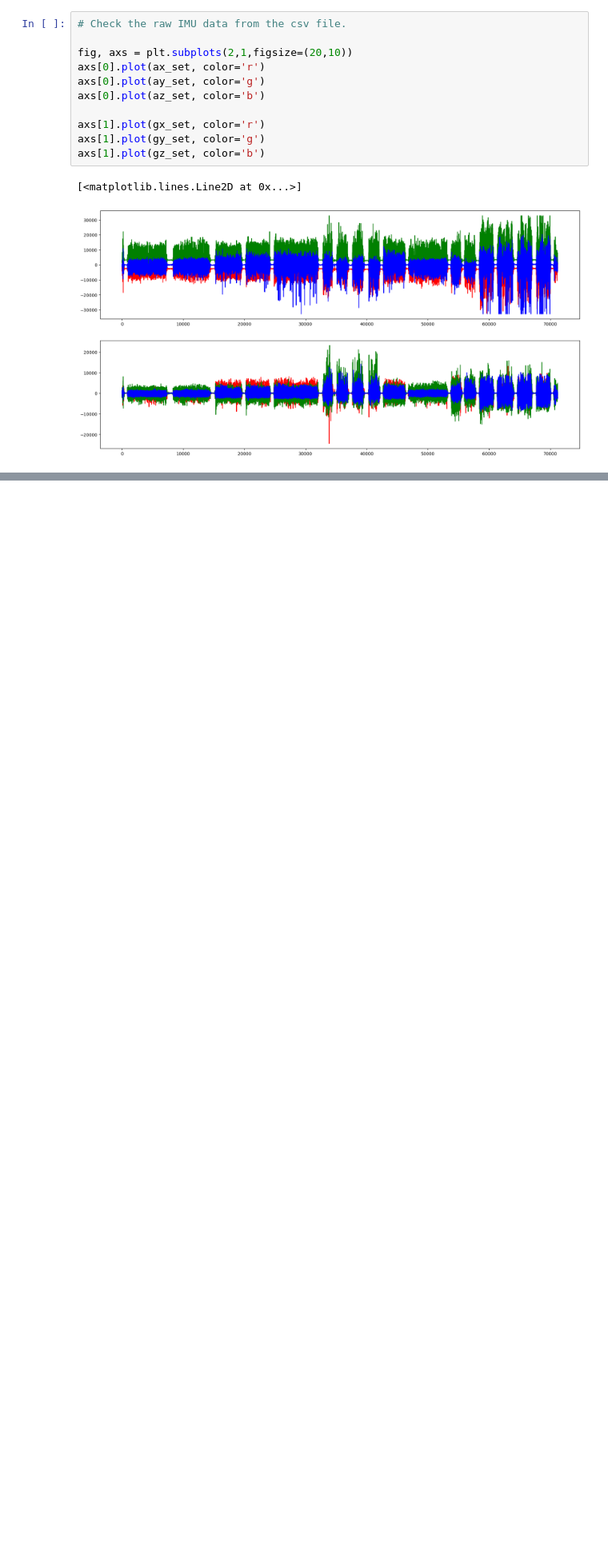
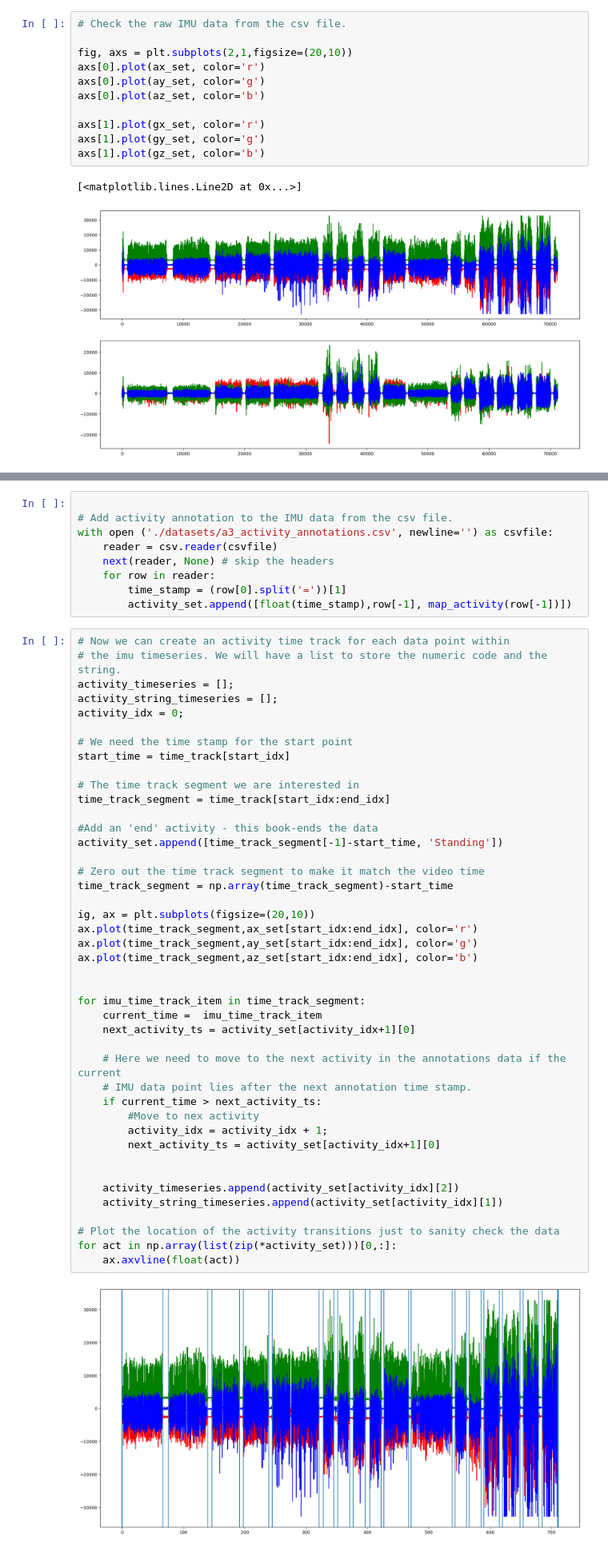
Before and after one commit to dangoodie/cosc102-assignment3, a Jupyter notebook: a3_prepare_data.ipynb, the cells around one changed output, grey strips where cells are left out. Shown: that part at 80% size. Drawn from its saved outputs; the diff is of its cells as text; blank space fills up the shorter version.

Commit message:
activity data is lined up with the readings

```diff
--- a/a3_prepare_data.ipynb
+++ b/a3_prepare_data.ipynb
@@ -63,0 +85,54 @@ axs[1].plot(gz_set, color='b')
+# %%
+
+# Add activity annotation to the IMU data from the csv file.
+with open ('./datasets/a3_activity_annotations.csv', newline='') as csvfile:
+    reader = csv.reader(csvfile)
+    next(reader, None) # skip the headers
+    for row in reader:
+        time_stamp = (row[0].split('='))[1]
+        activity_set.append([float(time_stamp),row[-1], map_activity(row[-1])])
+# %%
+# Now we can create an activity time track for each data point within
+# the imu timeseries. We will have a list to store the numeric code and the string.
+activity_timeseries = [];
+activity_string_timeseries = [];
+activity_idx = 0;
+
+# We need the time stamp for the start point
+start_time = time_track[start_idx]
+
+# The time track segment we are interested in
+time_track_segment = time_track[start_idx:end_idx]
+
+#Add an 'end' activity - this book-ends the data
+activity_set.append([time_track_segment[-1]-start_time, 'Standing'])
+
+# Zero out the time track segment to make it match the video time
+time_track_segment = np.array(time_track_segment)-start_time
+
+ig, ax = plt.subplots(figsize=(20,10))
+ax.plot(time_track_segment,ax_set[start_idx:end_idx], color='r')
+ax.plot(time_track_segment,ay_set[start_idx:end_idx], color='g')
+ax.plot(time_track_segment,az_set[start_idx:end_idx], color='b')
+
+
+for imu_time_track_item in time_track_segment:
+    current_time =  imu_time_track_item
+    next_activity_ts = activity_set[activity_idx+1][0]
+
+    # Here we need to move to the next activity in the annotations data if the current
+    # IMU data point lies after the next annotation time stamp.
+    if current_time > next_activity_ts:
+        #Move to nex activity
+        activity_idx = activity_idx + 1;
+        next_activity_ts = activity_set[activity_idx+1][0]
+
+
+    activity_timeseries.append(activity_set[activity_idx][2])
+    activity_string_timeseries.append(activity_set[activity_idx][1])
+
+# Plot the location of the activity transitions just to sanity check the data
+for act in np.array(list(zip(*activity_set)))[0,:]:
+    ax.axvline(float(act))
+# %% [output]
+[figure, added]
```
Also changed, not shown: parts of 1 cell of this notebook.
